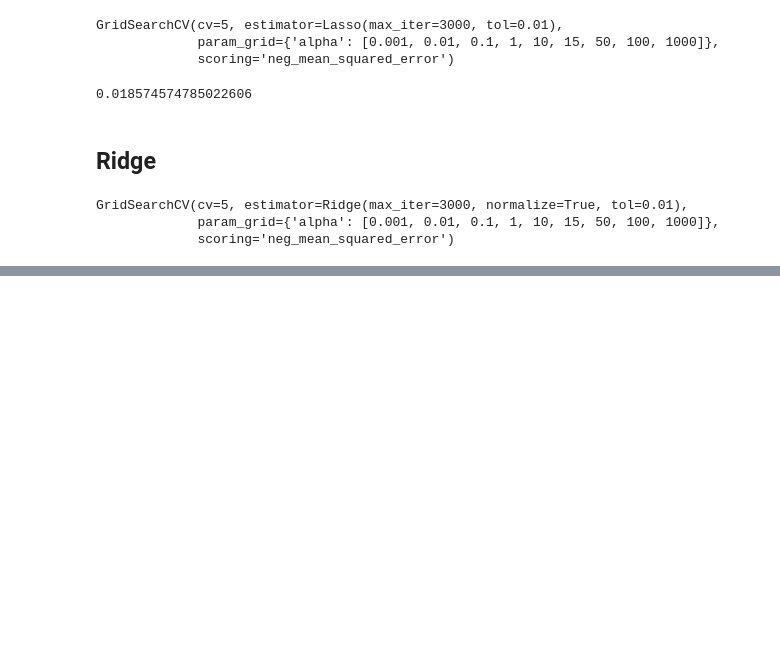
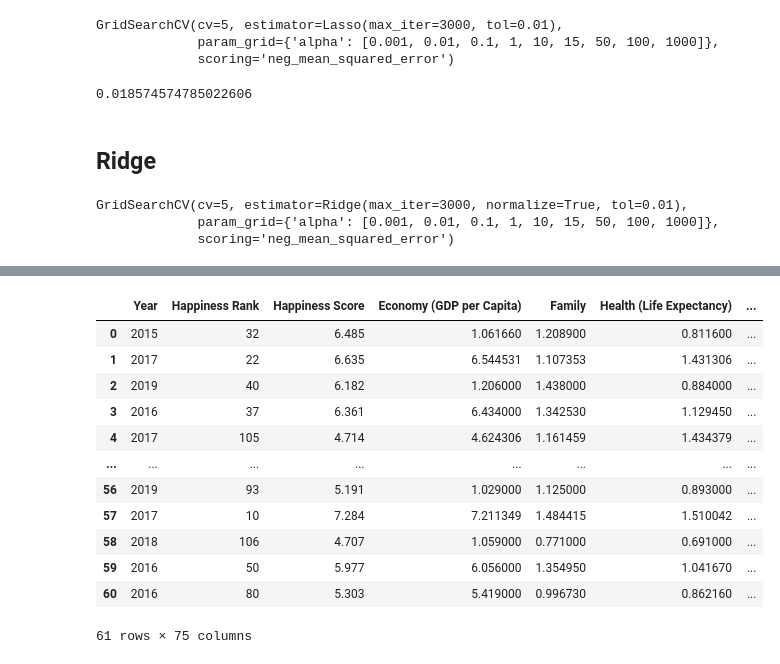
Before and after one commit to HieuVuong001/DataChallenge1, a Jupyter notebook: DataChallenge.ipynb, the cells around one changed output, grey strips where cells are left out. Saved outputs shown, nothing was run; the diff lists cells and outputs as text; code cells hidden in the pictures; blank space fills up the shorter version.

```diff
--- a/DataChallenge.ipynb
+++ b/DataChallenge.ipynb
@@ -392,0 +415,17 @@ SyntaxError: EOL while scanning string literal (1082230008.py, line 1)
+# %%
+# First we need to scale our test_features
+test_features
+# %% [output]
+|  | Year | Happiness Rank | Happiness Score | Economy (GDP per Capita) | Family | Health (Life Expectancy) | ... |
+| 0 | 2015 | 32 | 6.485 | 1.061660 | 1.208900 | 0.811600 | ... |
+| 1 | 2017 | 22 | 6.635 | 6.544531 | 1.107353 | 1.431306 | ... |
+| 2 | 2019 | 40 | 6.182 | 1.206000 | 1.438000 | 0.884000 | ... |
+| 3 | 2016 | 37 | 6.361 | 6.434000 | 1.342530 | 1.129450 | ... |
+| 4 | 2017 | 105 | 4.714 | 4.624306 | 1.161459 | 1.434379 | ... |
+| ... | ... | ... | ... | ... | ... | ... | ... |
+| 56 | 2019 | 93 | 5.191 | 1.029000 | 1.125000 | 0.893000 | ... |
+| 57 | 2017 | 10 | 7.284 | 7.211349 | 1.484415 | 1.510042 | ... |
+| 58 | 2018 | 106 | 4.707 | 1.059000 | 0.771000 | 0.691000 | ... |
+| 59 | 2016 | 50 | 5.977 | 6.056000 | 1.354950 | 1.041670 | ... |
+| 60 | 2016 | 80 | 5.303 | 5.419000 | 0.996730 | 0.862160 | ... |
+61 rows × 75 columns
```
Also changed, not shown: parts of 33 cells of this notebook, 1 other file.
